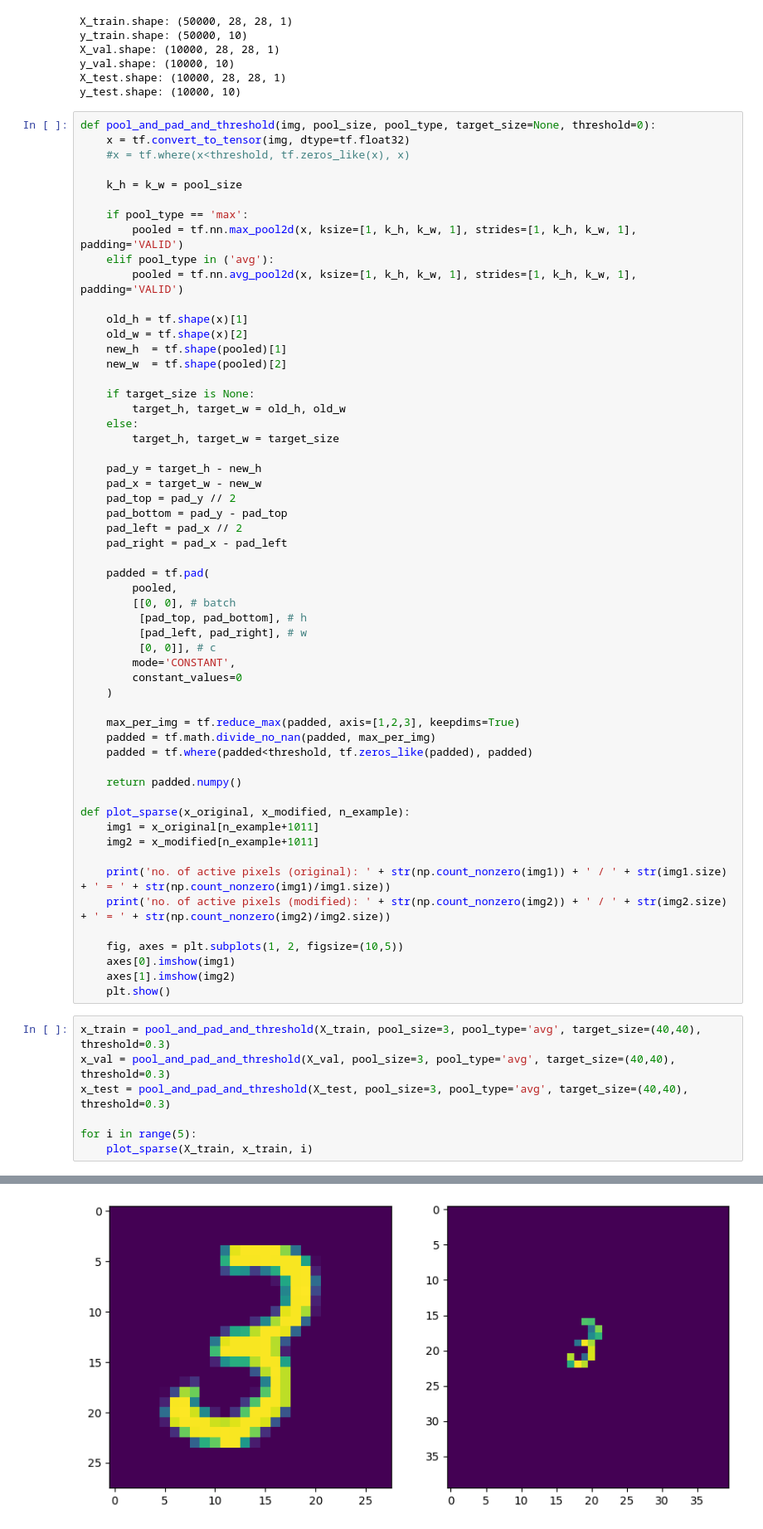
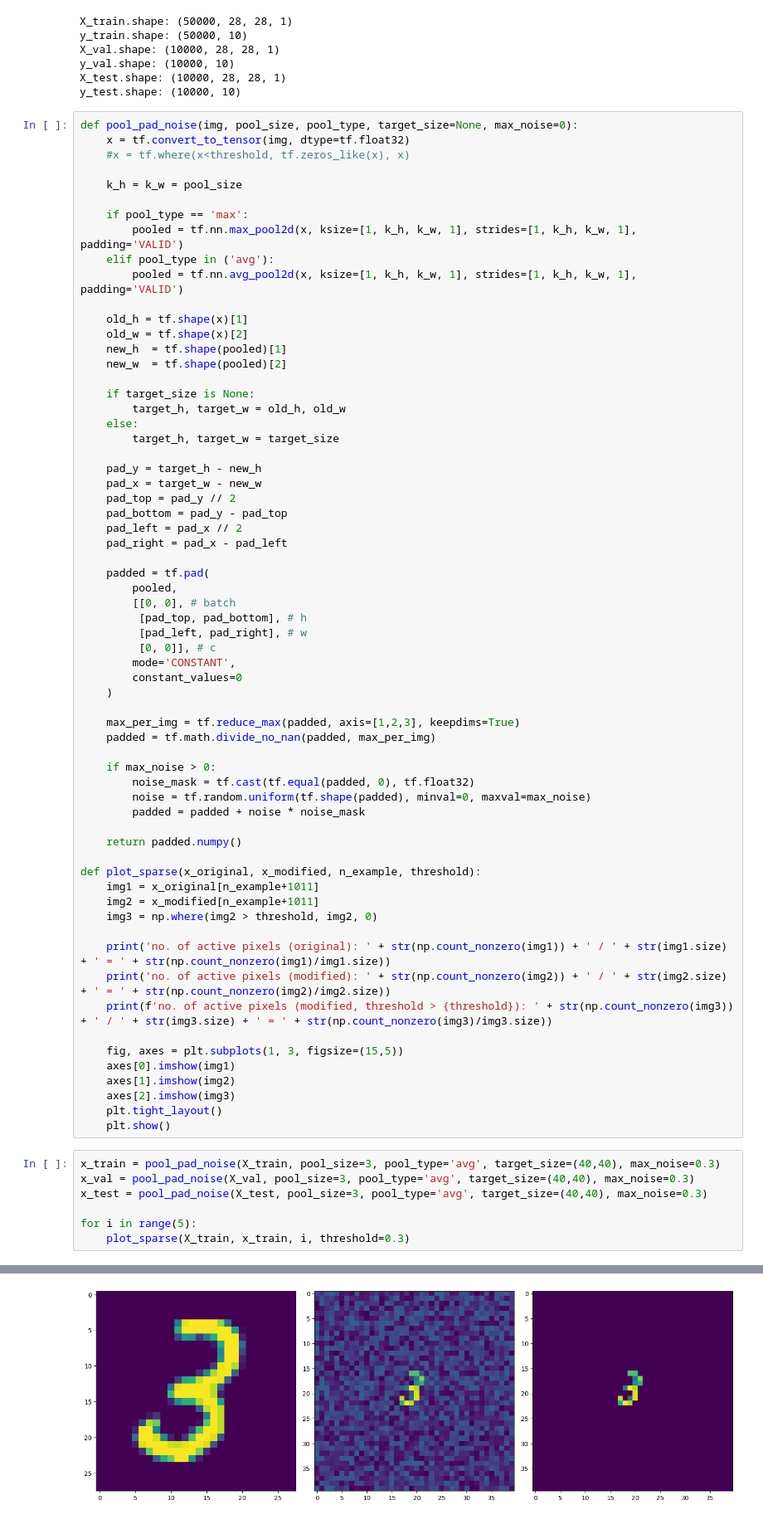
Before and after one commit to hftsoi/sparse, a Jupyter notebook: sparse_train.ipynb, the cells around one changed output, grey strips where cells are left out. Shown: that part at 83% size. Cells and saved outputs as stored; diff of their text form.

Commit message:
add bkg noise

```diff
--- a/sparse_train.ipynb
+++ b/sparse_train.ipynb
@@ -45,7 +43,7 @@ y_val.shape: (10000, 10)
 X_test.shape: (10000, 28, 28, 1)
 y_test.shape: (10000, 10)
 # %%
-def pool_and_pad_and_threshold(img, pool_size, pool_type, target_size=None, threshold=0):
+def pool_pad_noise(img, pool_size, pool_type, target_size=None, max_noise=0):
     x = tf.convert_to_tensor(img, dtype=tf.float32)
     #x = tf.where(x<threshold, tf.zeros_like(x), x)
 
@@ -85,27 +83,35 @@ def pool_and_pad_and_threshold(img, pool_size, pool_type, target_size=None, thre
 
     max_per_img = tf.reduce_max(padded, axis=[1,2,3], keepdims=True)
     padded = tf.math.divide_no_nan(padded, max_per_img)
-    padded = tf.where(padded<threshold, tf.zeros_like(padded), padded)
+
+    if max_noise > 0:
+        noise_mask = tf.cast(tf.equal(padded, 0), tf.float32)
+        noise = tf.random.uniform(tf.shape(padded), minval=0, maxval=max_noise)
+        padded = padded + noise * noise_mask
 
     return padded.numpy()
 
-def plot_sparse(x_original, x_modified, n_example):
+def plot_sparse(x_original, x_modified, n_example, threshold):
     img1 = x_original[n_example+1011]
     img2 = x_modified[n_example+1011]
+    img3 = np.where(img2 > threshold, img2, 0)
 
     print('no. of active pixels (original): ' + str(np.count_nonzero(img1)) + ' / ' + str(img1.size) + ' = ' + str(np.count_nonzero(img1)/img1.size))
     print('no. of active pixels (modified): ' + str(np.count_nonzero(img2)) + ' / ' + str(img2.size) + ' = ' + str(np.count_nonzero(img2)/img2.size))
+    print(f'no. of active pixels (modified, threshold > {threshold}): ' + str(np.count_nonzero(img3)) + ' / ' + str(img3.size) + ' = ' + str(np.count_nonzero(img3)/img3.size))
 
-    fig, axes = plt.subplots(1, 2, figsize=(10,5))
+    fig, axes = plt.subplots(1, 3, figsize=(15,5))
     axes[0].imshow(img1)
     axes[1].imshow(img2)
+    axes[2].imshow(img3)
+    plt.tight_layout()
     plt.show()
 # %%
-x_train = pool_and_pad_and_threshold(X_train, pool_size=3, pool_type='avg', target_size=(40,40), threshold=0.3)
-x_val = pool_and_pad_and_threshold(X_val, pool_size=3, pool_type='avg', target_size=(40,40), threshold=0.3)
-x_test = pool_and_pad_and_threshold(X_test, pool_size=3, pool_type='avg', target_size=(40,40), threshold=0.3)
+x_train = pool_pad_noise(X_train, pool_size=3, pool_type='avg', target_size=(40,40), max_noise=0.3)
+x_val = pool_pad_noise(X_val, pool_size=3, pool_type='avg', target_size=(40,40), max_noise=0.3)
+x_test = pool_pad_noise(X_test, pool_size=3, pool_type='avg', target_size=(40,40), max_noise=0.3)
 
 for i in range(5):
-    plot_sparse(X_train, x_train, i)
+    plot_sparse(X_train, x_train, i, threshold=0.3)
 # %% [output]
 no. of active pixels (original): 151 / 784 = 0.19260204081632654
@@ -113,2 +120,2 @@ no. of active pixels (modified): 16 / 1600 = 0.01
-[figure, old version]
+[figure, new version]
 no. of active pixels (original): 129 / 784 = 0.16454081632653061
```
Also changed, not shown: parts of 11 cells of this notebook.
